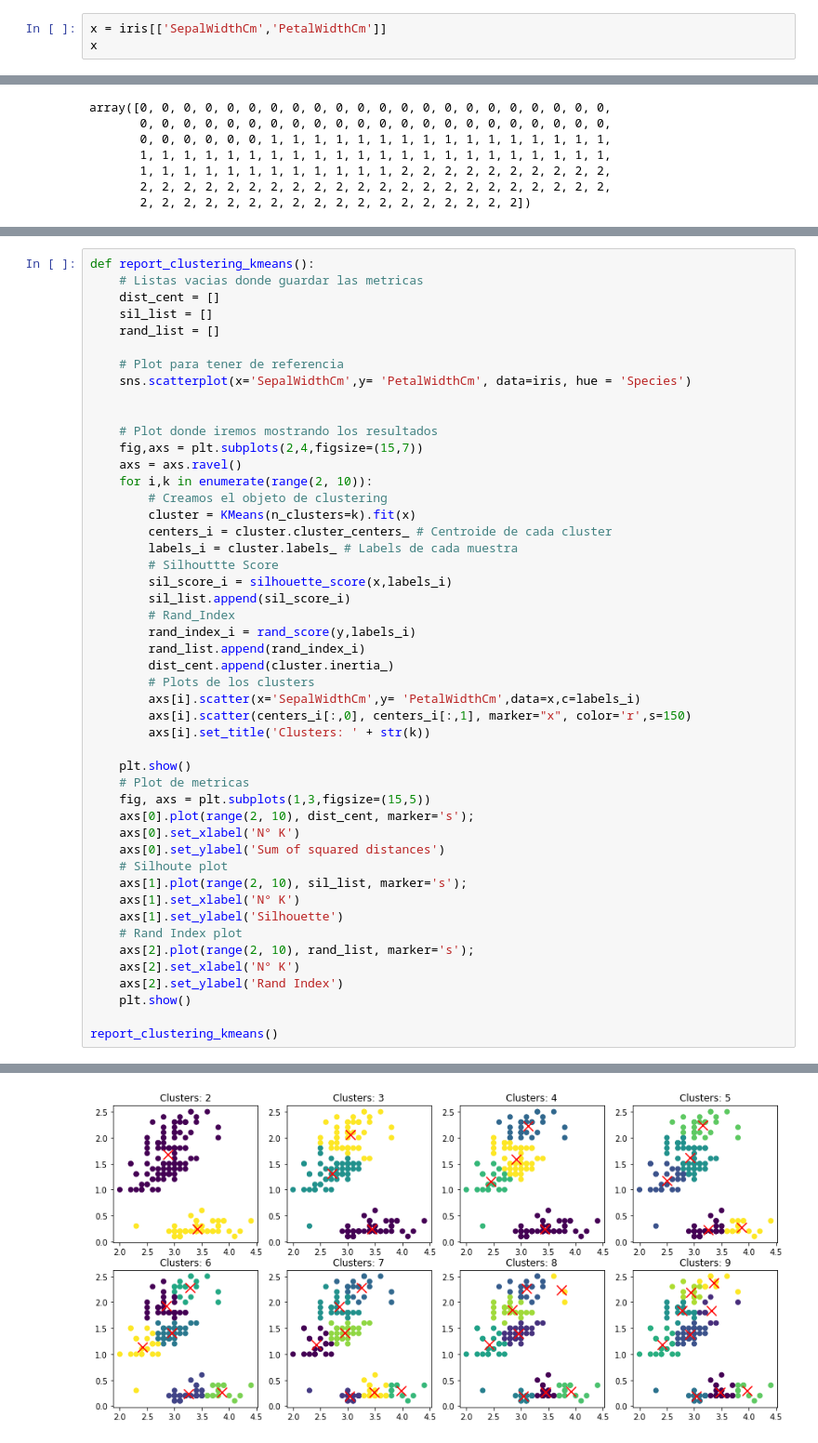
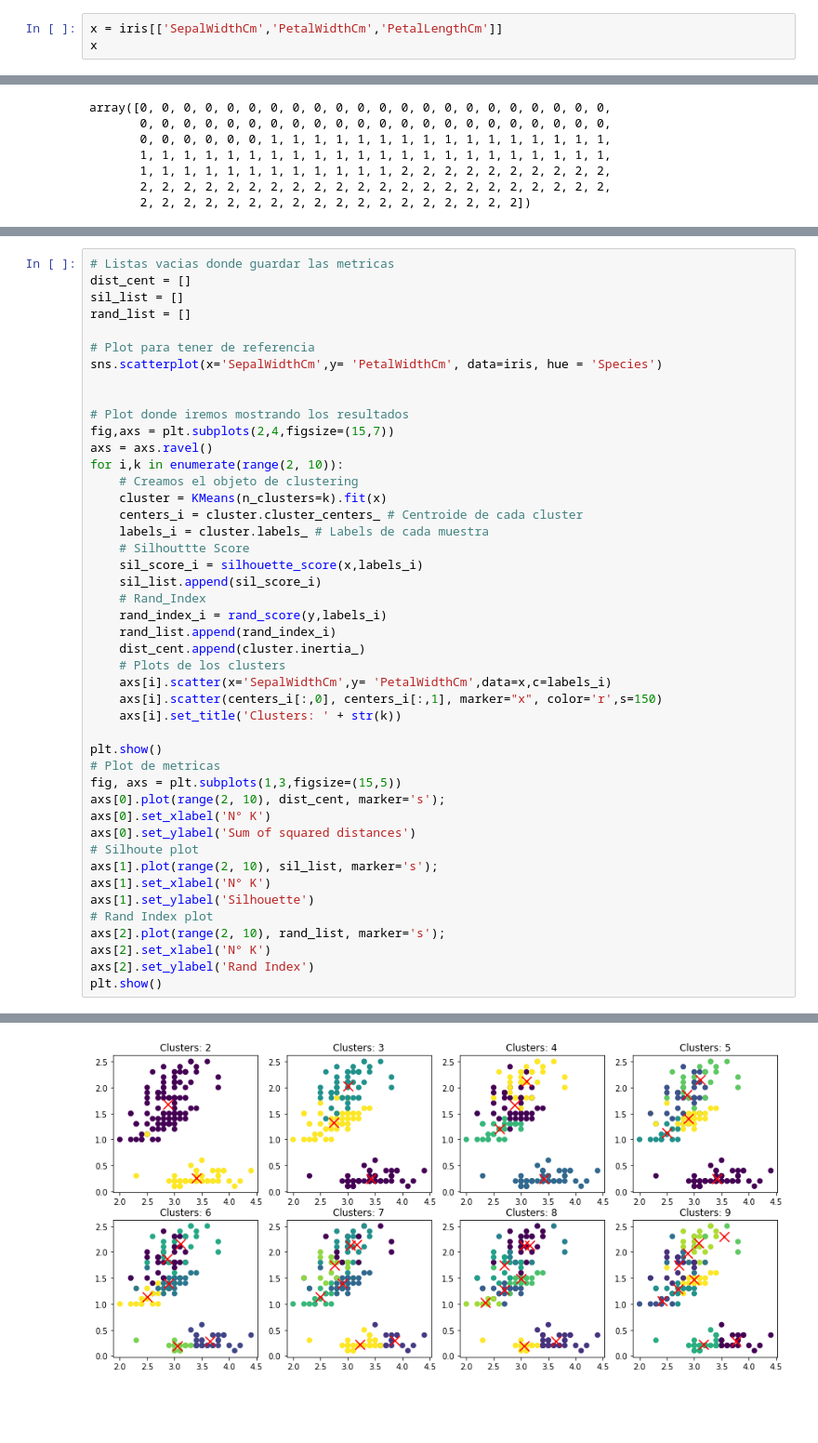
Before and after one commit to BlasFerreira/Machine_Learning, a Jupyter notebook: Unsupervised/1_K_Means/1_iris_case/Iris_case_kmeans.ipynb, the cells around one changed output, grey strips where cells are left out. Shown at 93% size. Cells and saved outputs as stored; diff of their text form; blank space fills up the shorter version.

```diff
--- a/Unsupervised/1_K_Means/1_iris_case/Iris_case_kmeans.ipynb
+++ b/Unsupervised/1_K_Means/1_iris_case/Iris_case_kmeans.ipynb
@@ -60,6 +63,6 @@ iris
 # %% [markdown]
 # EDA
 # %%
-x = iris[['SepalWidthCm','PetalWidthCm']]
+x = iris[['SepalWidthCm','PetalWidthCm','PetalLengthCm']]
 x
 # %% [output]
@@ -95,53 +98,50 @@ sns.pairplot(iris)
 <seaborn.axisgrid.PairGrid at 0x...>
 [figure]
 # %%
-def report_clustering_kmeans():
-    # Listas vacias donde guardar las metricas
-    dist_cent = []
-    sil_list = []
-    rand_list = []
+# Listas vacias donde guardar las metricas
+dist_cent = []
+sil_list = []
+rand_list = []
 
-    # Plot para tener de referencia
-    sns.scatterplot(x='SepalWidthCm',y= 'PetalWidthCm', data=iris, hue = 'Species')
+# Plot para tener de referencia
+sns.scatterplot(x='SepalWidthCm',y= 'PetalWidthCm', data=iris, hue = 'Species')
 
 
-    # Plot donde iremos mostrando los resultados
-    fig,axs = plt.subplots(2,4,figsize=(15,7))
-    axs = axs.ravel()
-    for i,k in enumerate(range(2, 10)):
-        # Creamos el objeto de clustering
-        cluster = KMeans(n_clusters=k).fit(x)
-        centers_i = cluster.cluster_centers_ # Centroide de cada cluster
-        labels_i = cluster.labels_ # Labels de cada muestra
-        # Silhouttte Score
-        sil_score_i = silhouette_score(x,labels_i)
-        sil_list.append(sil_score_i)
-        # Rand_Index
-        rand_index_i = rand_score(y,labels_i)
-        rand_list.append(rand_index_i)
-        dist_cent.append(cluster.inertia_)
-        # Plots de los clusters
-        axs[i].scatter(x='SepalWidthCm',y= 'PetalWidthCm',data=x,c=labels_i)
-        axs[i].scatter(centers_i[:,0], centers_i[:,1], marker="x", color='r',s=150)
-        axs[i].set_title('Clusters: ' + str(k))
+# Plot donde iremos mostrando los resultados
+fig,axs = plt.subplots(2,4,figsize=(15,7))
+axs = axs.ravel()
+for i,k in enumerate(range(2, 10)):
+    # Creamos el objeto de clustering
+    cluster = KMeans(n_clusters=k).fit(x)
+    centers_i = cluster.cluster_centers_ # Centroide de cada cluster
+    labels_i = cluster.labels_ # Labels de cada muestra
+    # Silhouttte Score
+    sil_score_i = silhouette_score(x,labels_i)
+    sil_list.append(sil_score_i)
+    # Rand_Index
+    rand_index_i = rand_score(y,labels_i)
+    rand_list.append(rand_index_i)
+    dist_cent.append(cluster.inertia_)
+    # Plots de los clusters
+    axs[i].scatter(x='SepalWidthCm',y= 'PetalWidthCm',data=x,c=labels_i)
+    axs[i].scatter(centers_i[:,0], centers_i[:,1], marker="x", color='r',s=150)
+    axs[i].set_title('Clusters: ' + str(k))
 
-    plt.show()
-    # Plot de metricas
-    fig, axs = plt.subplots(1,3,figsize=(15,5))
-    axs[0].plot(range(2, 10), dist_cent, marker='s');
-    axs[0].set_xlabel('N° K')
-    axs[0].set_ylabel('Sum of squared distances')
-    # Silhoute plot
-    axs[1].plot(range(2, 10), sil_list, marker='s');
-    axs[1].set_xlabel('N° K')
-    axs[1].set_ylabel('Silhouette')
-    # Rand Index plot
-    axs[2].plot(range(2, 10), rand_list, marker='s');
-    axs[2].set_xlabel('N° K')
-    axs[2].set_ylabel('Rand Index')
-    plt.show()
-
-report_clustering_kmeans()
+plt.show()
+# Plot de metricas
+fig, axs = plt.subplots(1,3,figsize=(15,5))
+axs[0].plot(range(2, 10), dist_cent, marker='s');
+axs[0].set_xlabel('N° K')
+axs[0].set_ylabel('Sum of squared distances')
+# Silhoute plot
+axs[1].plot(range(2, 10), sil_list, marker='s');
+axs[1].set_xlabel('N° K')
+axs[1].set_ylabel('Silhouette')
+# Rand Index plot
+axs[2].plot(range(2, 10), rand_list, marker='s');
+axs[2].set_xlabel('N° K')
+axs[2].set_ylabel('Rand Index')
+plt.show()
 # %% [output]
 [figure]
-[figure, old version]
+[figure, new version]
```
Also changed, not shown: parts of 3 cells of this notebook.
